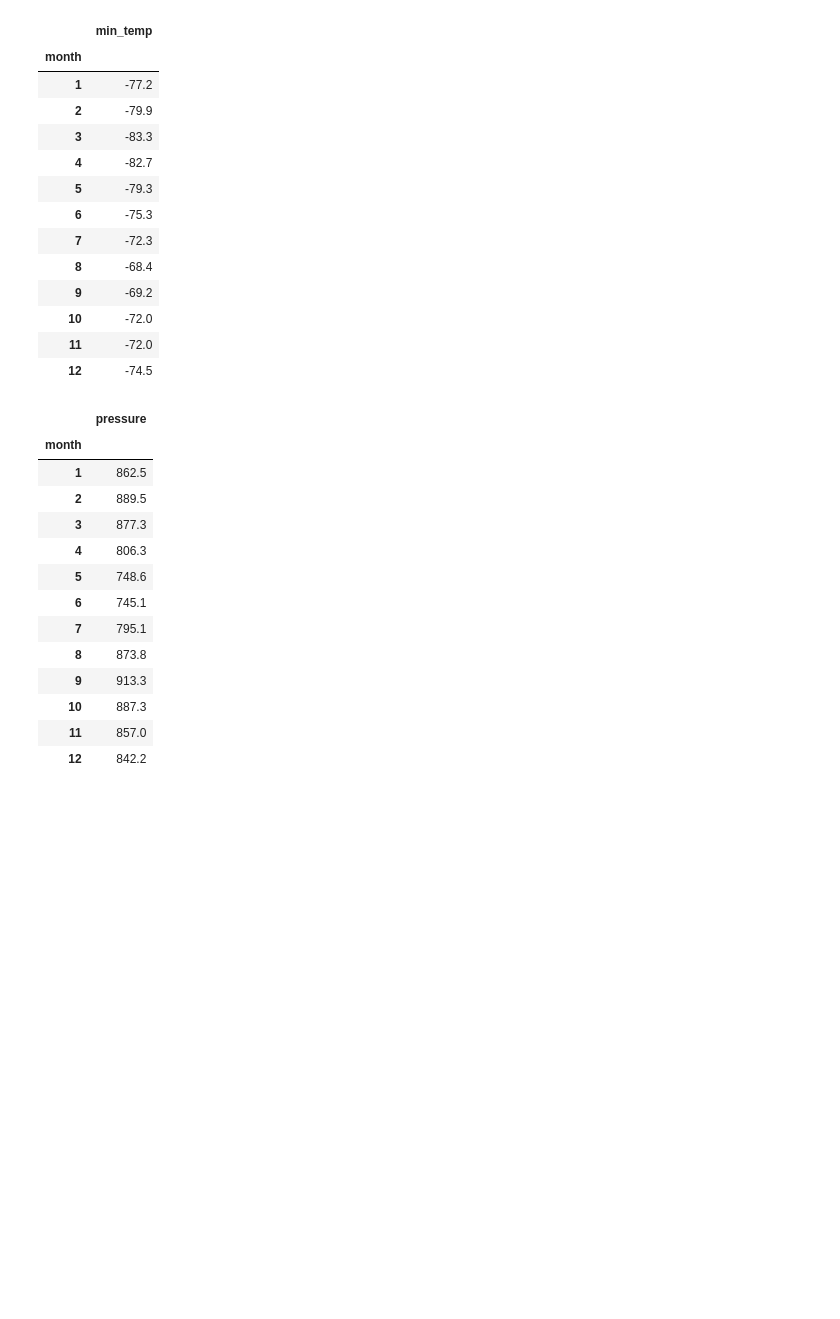
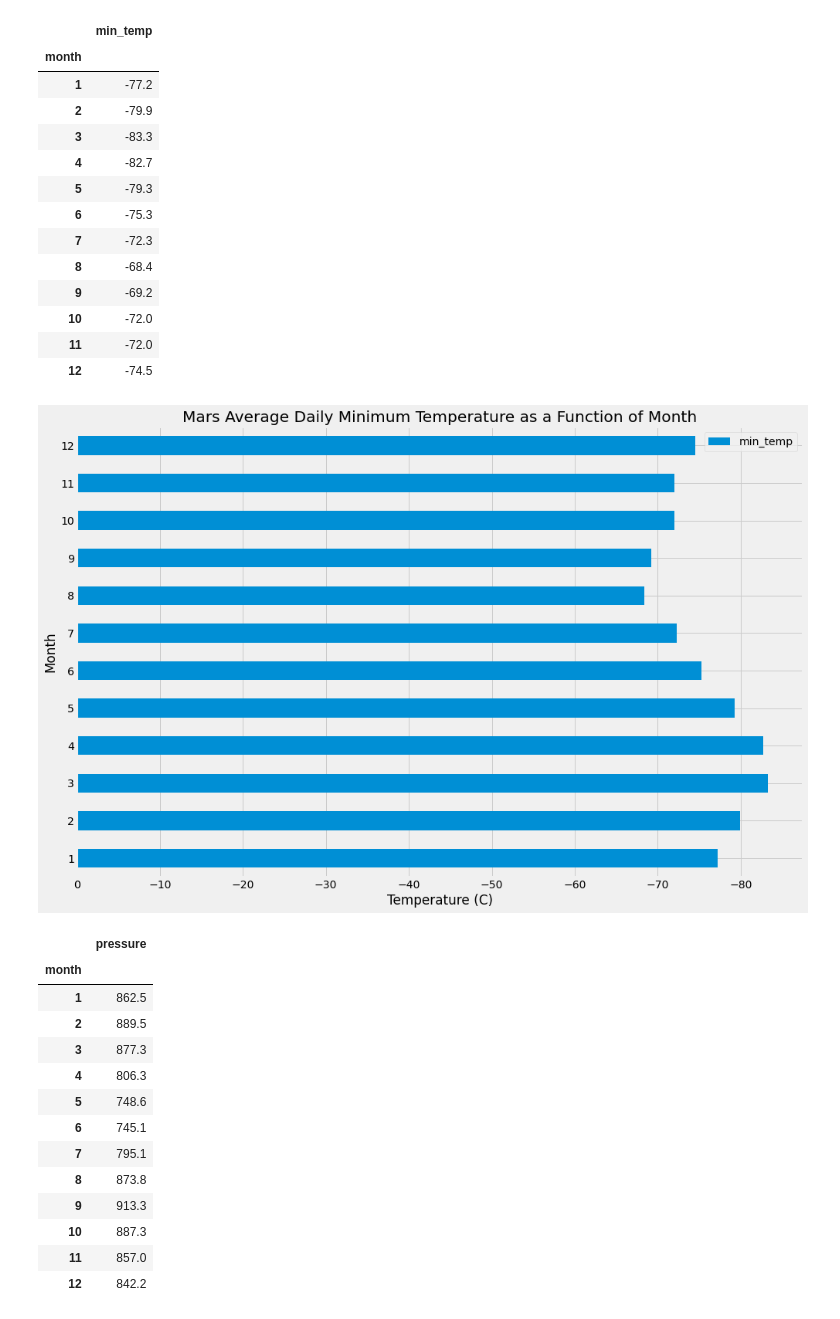
Before and after one commit to Scruffy-Bearie/mars_challenge, a Jupyter notebook: CODING/mars_data_challenge_part_2.ipynb, the cells around one changed output. Cells and saved outputs as stored; diff of their text form; code cells hidden in the pictures; blank space fills up the shorter version.

Commit message:
final coding and images

```diff
--- a/CODING/mars_data_challenge_part_2.ipynb
+++ b/CODING/mars_data_challenge_part_2.ipynb
@@ -105,6 +99,19 @@ marsmonthlytemp
 | 10 | -72.0 |
 | 11 | -72.0 |
 | 12 | -74.5 |
+# %%
+from matplotlib import style
+style.use('fivethirtyeight')
+
+ax = marsmonthlytemp.plot.barh(figsize=(15, 10))
+ax.invert_xaxis()
+ax.set_xlabel('Temperature (C)')
+ax.set_ylabel('Month')
+ax.set_title('Mars Average Daily Minimum Temperature as a Function of Month')
+
+plt.savefig("../IMAGES/Fig3.png")
+# %% [output]
+[figure, added]
 # %%
 marsmonthlypress = marsweather_monthlyavg.loc[:,['pressure']]
 marsmonthlypress
```
Also changed, not shown: parts of 5 cells of this notebook, 6 other files.
